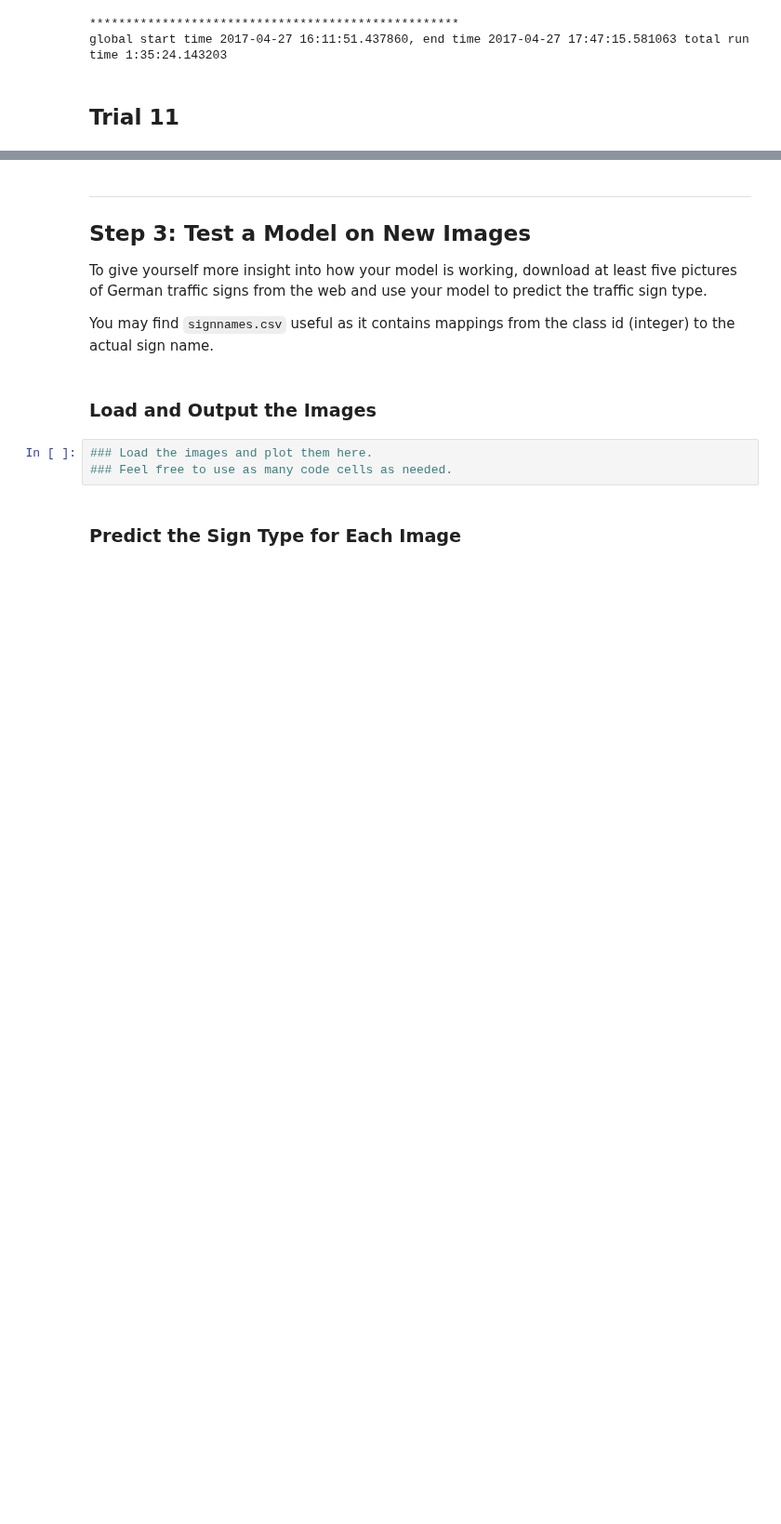
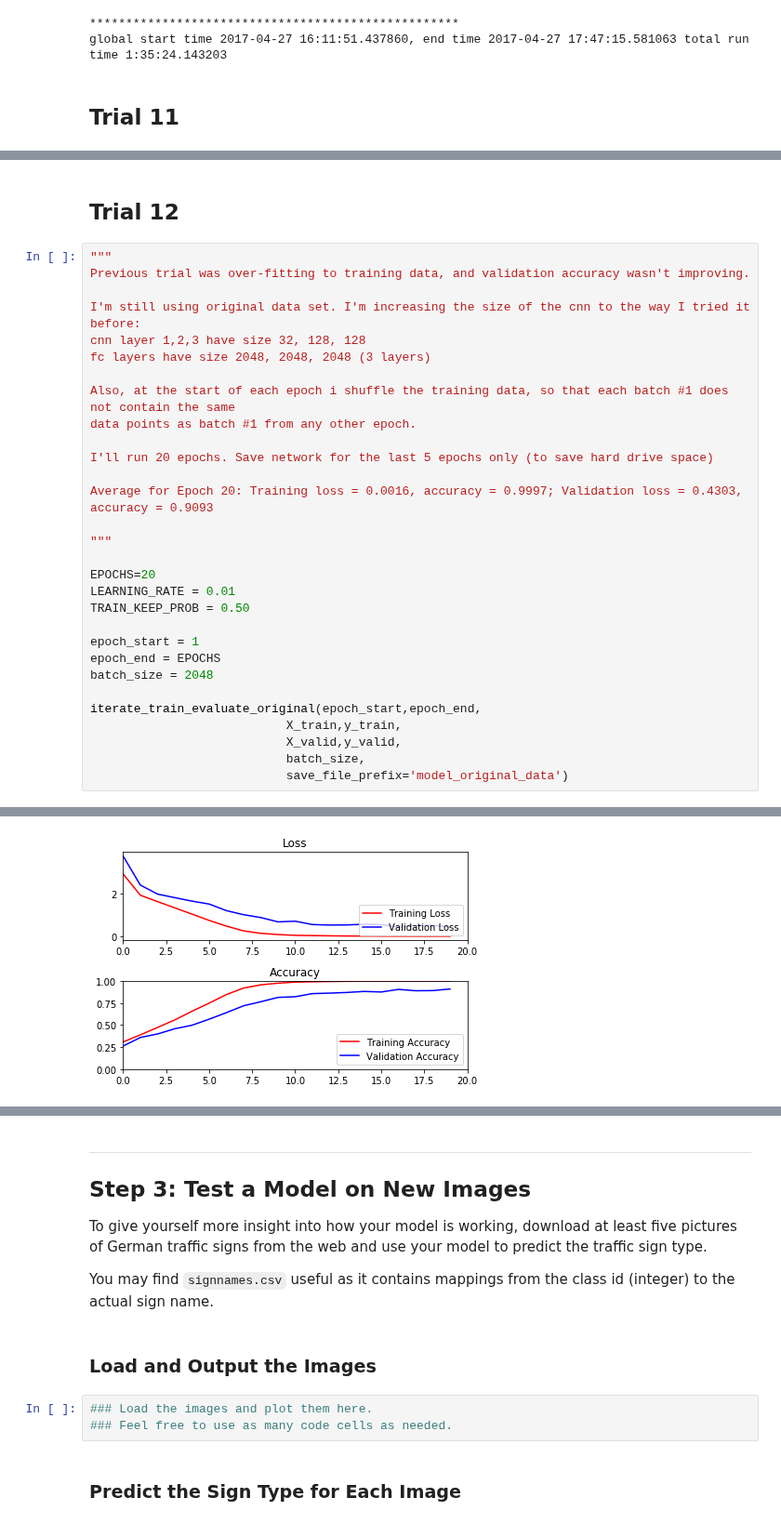
Before and after one commit to e7dud7e/carnd, a Jupyter notebook: TrafficSigns/Traffic_Sign_Classifier.ipynb, the cells around one changed output, grey strips where cells are left out. Shown at 93% size. Cells and saved outputs as stored; diff of their text form; blank space fills up the shorter version.

```diff
--- a/TrafficSigns/Traffic_Sign_Classifier.ipynb
+++ b/TrafficSigns/Traffic_Sign_Classifier.ipynb
@@ -1537,0 +1554,33 @@ KeyboardInterrupt:
+# %% [markdown]
+## Trial 12
+# %%
+"""
+Previous trial was over-fitting to training data, and validation accuracy wasn't improving.
+
+I'm still using original data set. I'm increasing the size of the cnn to the way I tried it before:
+cnn layer 1,2,3 have size 32, 128, 128
+fc layers have size 2048, 2048, 2048 (3 layers)
+
+Also, at the start of each epoch i shuffle the training data, so that each batch #1 does not contain the same
+data points as batch #1 from any other epoch.
+
+I'll run 20 epochs. Save network for the last 5 epochs only (to save hard drive space)
+
+Average for Epoch 20: Training loss = 0.0016, accuracy = 0.9997; Validation loss = 0.4303, accuracy = 0.9093
+
+"""
+
+EPOCHS=20
+LEARNING_RATE = 0.01
+TRAIN_KEEP_PROB = 0.50
+
+epoch_start = 1
+epoch_end = EPOCHS
+batch_size = 2048
+
+iterate_train_evaluate_original(epoch_start,epoch_end,
+                           X_train,y_train,
+                           X_valid,y_valid,
+                           batch_size,
+                           save_file_prefix='model_original_data')
+# %% [output]
@@ -1537,0 +1604 @@ KeyboardInterrupt:
+[figure, added]
```
Also changed, not shown: parts of 17 cells of this notebook.
